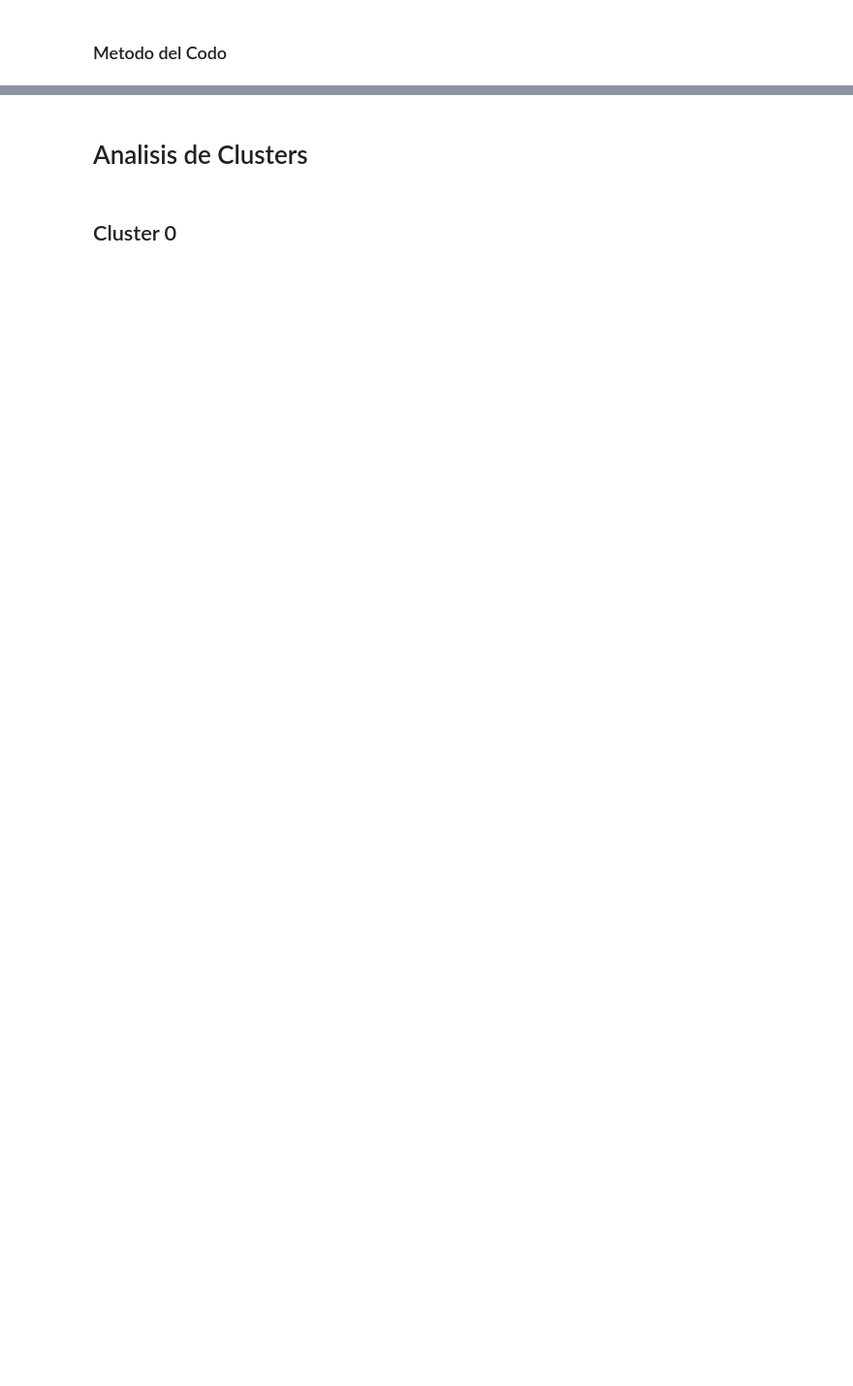
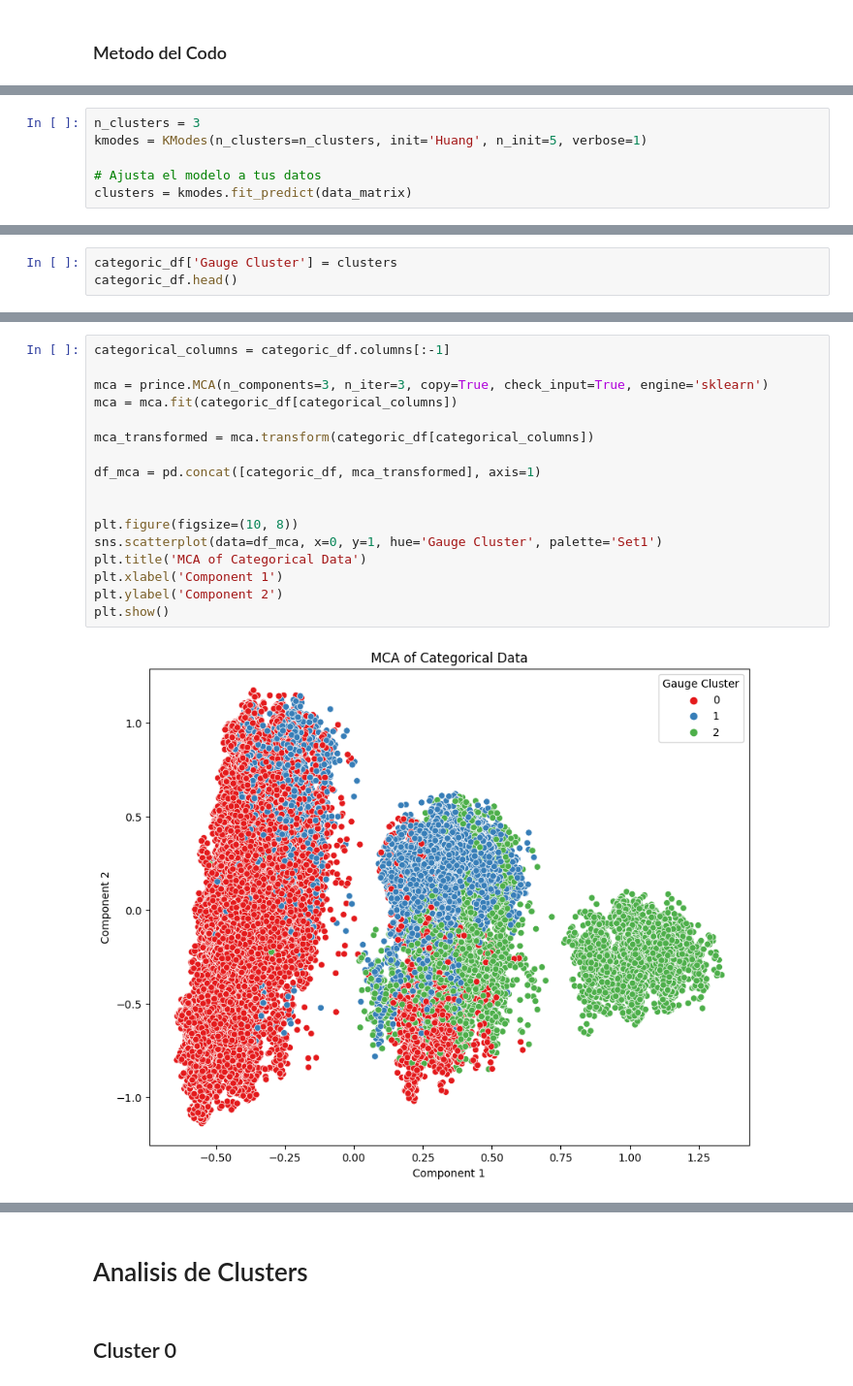
Before and after one commit to chamale-rac/data-mining-project, a Jupyter notebook: gauge_clustering.ipynb, the cells around one changed output, grey strips where cells are left out. Shown at 97% size. Drawn from its saved outputs; the diff is of its cells as text; blank space fills up the shorter version.

```diff
--- a/gauge_clustering.ipynb
+++ b/gauge_clustering.ipynb
@@ -271,0 +179,6 @@ plt.show()
+# %%
+n_clusters = 3
+kmodes = KModes(n_clusters=n_clusters, init='Huang', n_init=5, verbose=1)
+
+# Ajusta el modelo a tus datos
+clusters = kmodes.fit_predict(data_matrix)
@@ -271,0 +203,3 @@ plt.show()
+# %%
+categoric_df['Gauge Cluster'] = clusters
+categoric_df.head()
@@ -271,0 +213,19 @@ plt.show()
+# %%
+categorical_columns = categoric_df.columns[:-1]
+
+mca = prince.MCA(n_components=3, n_iter=3, copy=True, check_input=True, engine='sklearn')
+mca = mca.fit(categoric_df[categorical_columns])
+
+mca_transformed = mca.transform(categoric_df[categorical_columns])
+
+df_mca = pd.concat([categoric_df, mca_transformed], axis=1)
+
+
+plt.figure(figsize=(10, 8))
+sns.scatterplot(data=df_mca, x=0, y=1, hue='Gauge Cluster', palette='Set1')
+plt.title('MCA of Categorical Data')
+plt.xlabel('Component 1')
+plt.ylabel('Component 2')
+plt.show()
+# %% [output]
+[figure, added]
```
Also changed, not shown: parts of 37 cells of this notebook.
